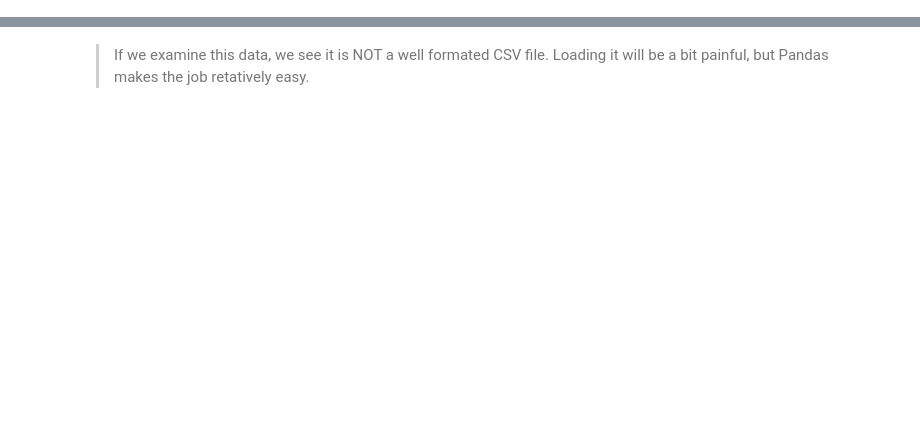
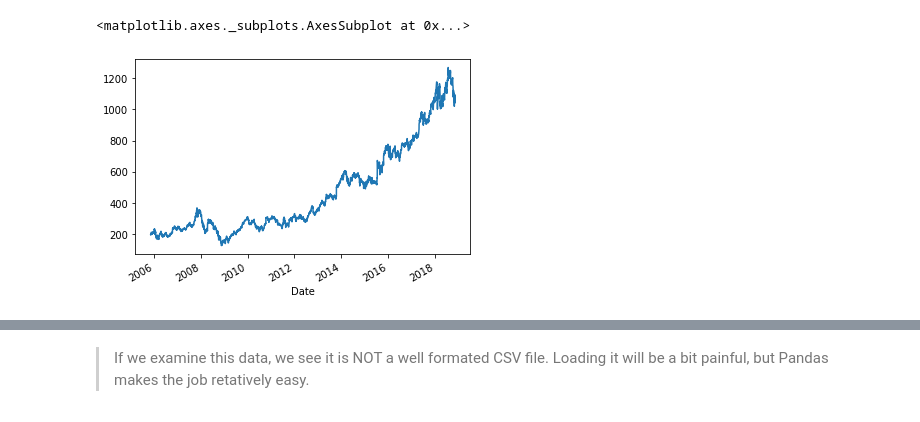
Before and after one commit to shanicetbailey/cig, a Jupyter notebook: Lesson_6_Data_Analysis.ipynb, the cells around one changed output, grey strips where cells are left out. Drawn from its saved outputs; the diff is of its cells as text; code cells hidden in the pictures; blank space fills up the shorter version.

```diff
--- a/Lesson_6_Data_Analysis.ipynb
+++ b/Lesson_6_Data_Analysis.ipynb
@@ -35,0 +58,3 @@ goog.head()
+# %%
+goog = pd.read_csv('goog.csv', parse_dates=[0], index_col=0)
+goog.head()
@@ -35,0 +86,5 @@ goog.head()
+# %%
+goog.Close.plot()
+# %% [output]
+<matplotlib.axes._subplots.AxesSubplot at 0x...>
+[figure, added]
```
Also changed, not shown: parts of 45 cells of this notebook.
